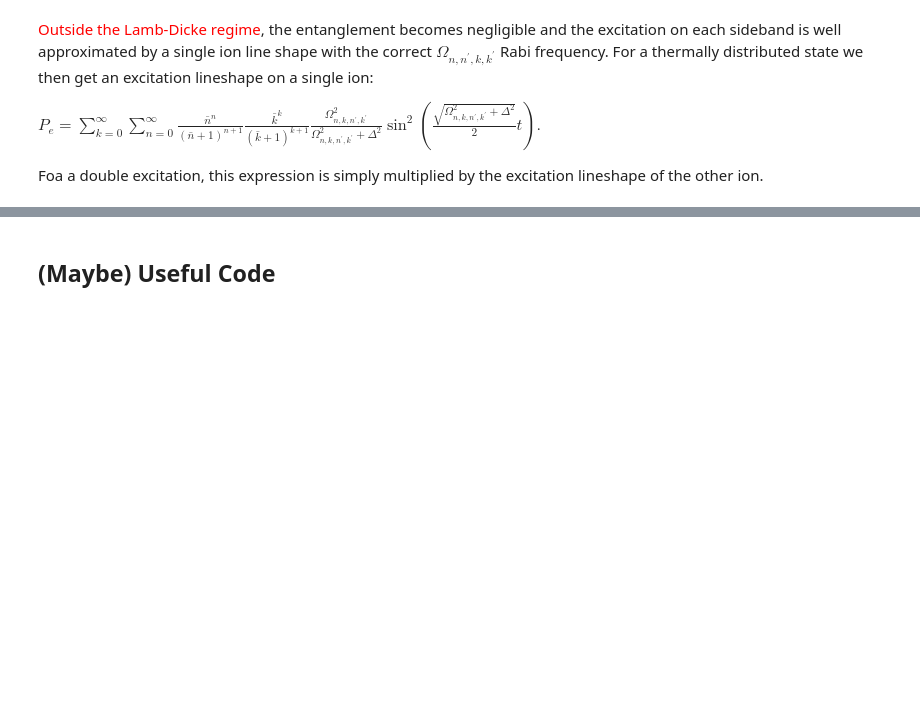
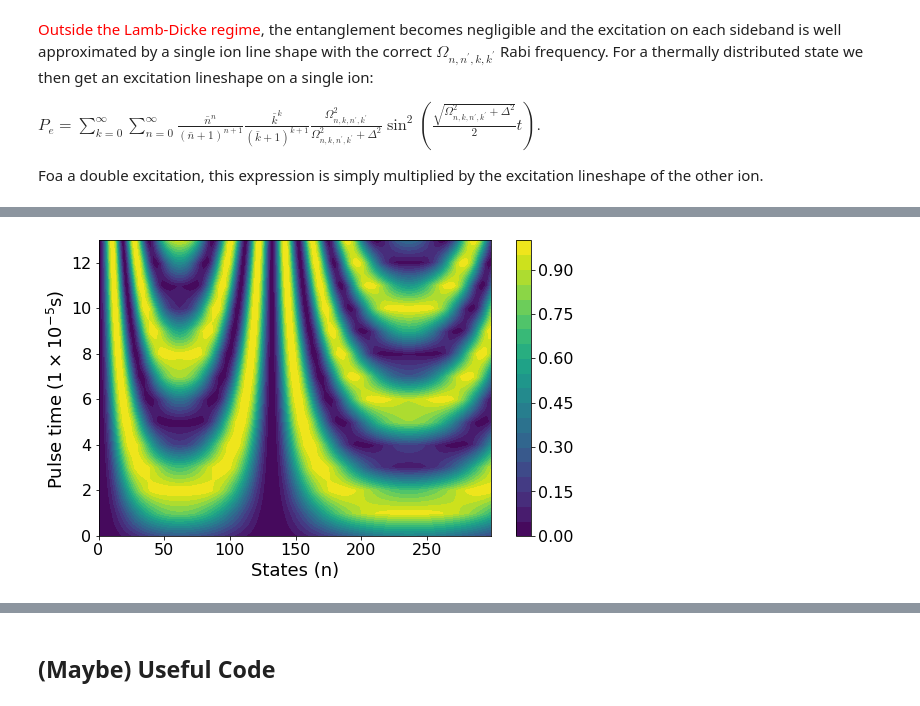
Before and after one commit to xw917/MSci-Project-, a Jupyter notebook: MSci Project - Thompson-1.ipynb, the cells around one changed output, grey strips where cells are left out. Cells and saved outputs as stored; diff of their text form; code cells hidden in the pictures; blank space fills up the shorter version.

```diff
--- a/MSci Project - Thompson-1.ipynb
+++ b/MSci Project - Thompson-1.ipynb
@@ -787,0 +822,20 @@ TypeError: bad operand type for unary -: 'list'
+# %%
+params = {
+   'axes.labelsize': 18,
+   'font.size': 18,
+   'font.family': 'sans-serif', # Optionally change the font family to sans-serif
+   'font.serif': 'Arial', # Optionally change the font to Arial
+   'legend.fontsize': 18,
+   'xtick.labelsize': 16,
+   'ytick.labelsize': 16,
+   'figure.figsize': [8.8, 8.8/1.618] # Using the golden ratio and standard column width of a journal
+}
+plt.rcParams.update(params)
+
+pulse_time = [1e-5, 2e-5, 3e-5, 4e-5, 5e-5, 6e-5, 7e-5, 8e-5, 9e-5, 10e-5]
+pulse_time = np.arange(1, 15, 1)*1e-5
+states = np.arange(1, 301, 1)
+
+twoD_Contour(0, -2, pulse_time, states)
+# %% [output]
+[figure, added]
```
Also changed, not shown: parts of 9 cells of this notebook, 4 other files.
